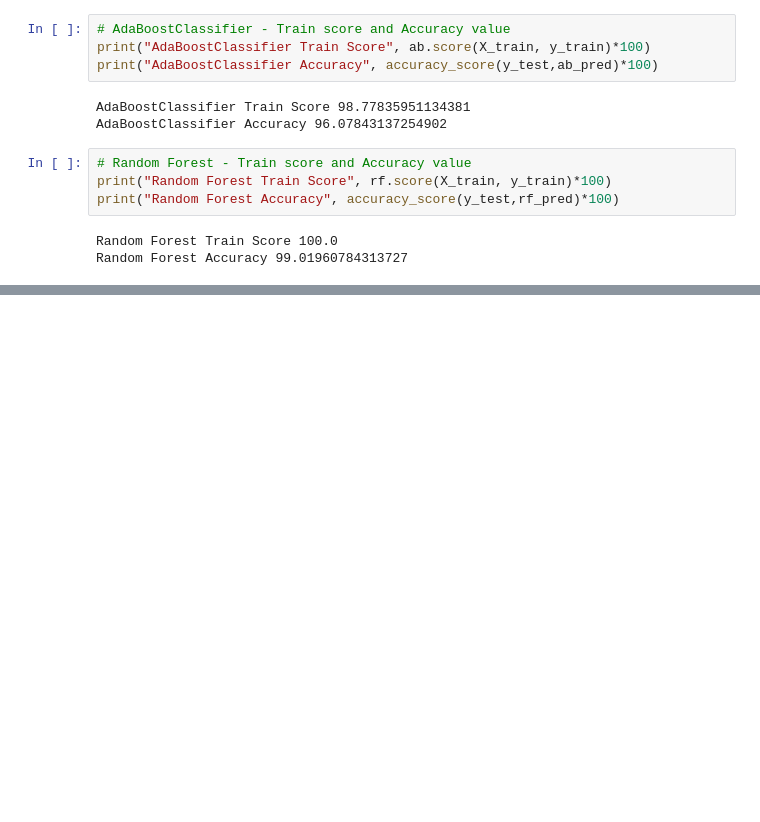
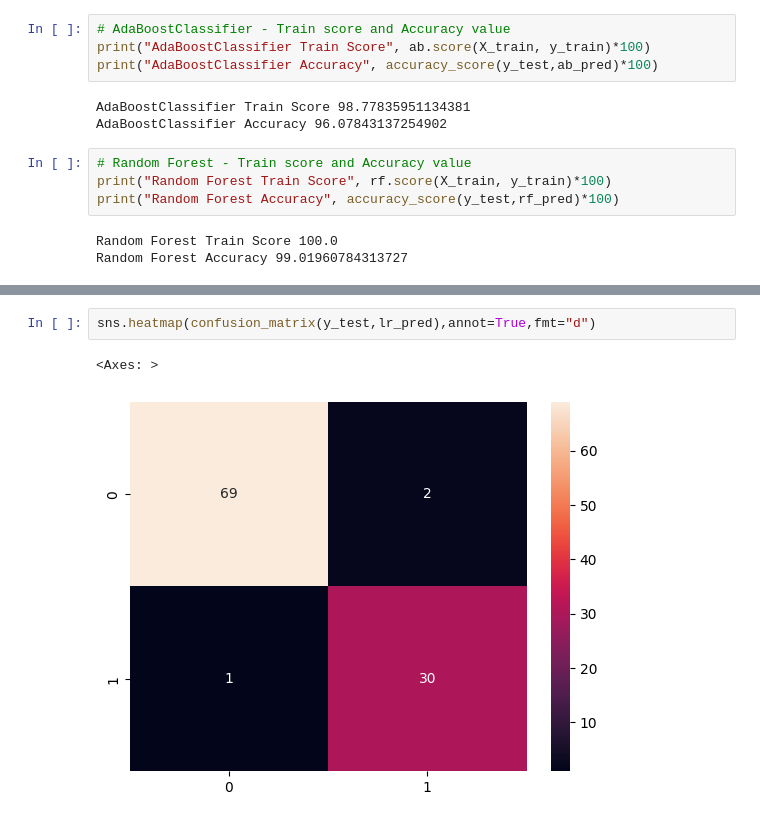
Before and after one commit to ecembostancioglu/breast_cancer_ml, a Jupyter notebook: breast_cancer.ipynb, the cells around one changed output, grey strips where cells are left out. Drawn from its saved outputs; the diff is of its cells as text; blank space fills up the shorter version.

```diff
--- a/breast_cancer.ipynb
+++ b/breast_cancer.ipynb
@@ -313,0 +343,5 @@ Random Forest Accuracy 99.01960784313727
+# %%
+sns.heatmap(confusion_matrix(y_test,lr_pred),annot=True,fmt="d")
+# %% [output]
+<Axes: >
+[figure, added]
```
Also changed, not shown: parts of 10 cells of this notebook.
